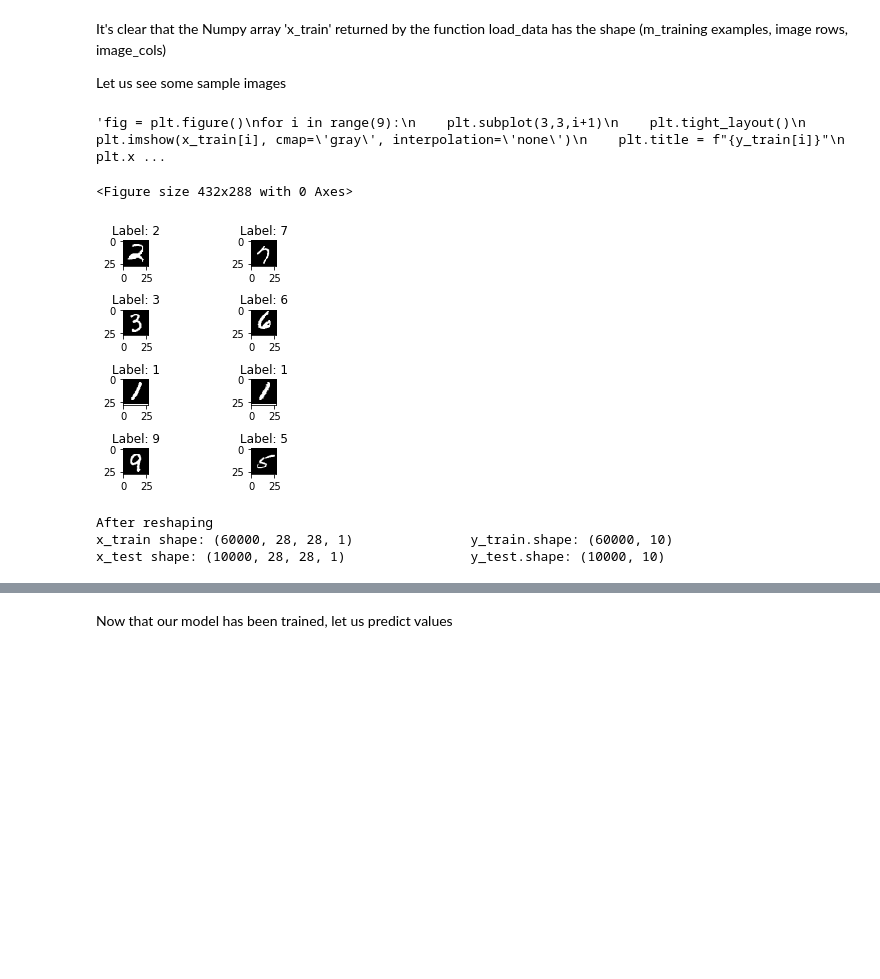
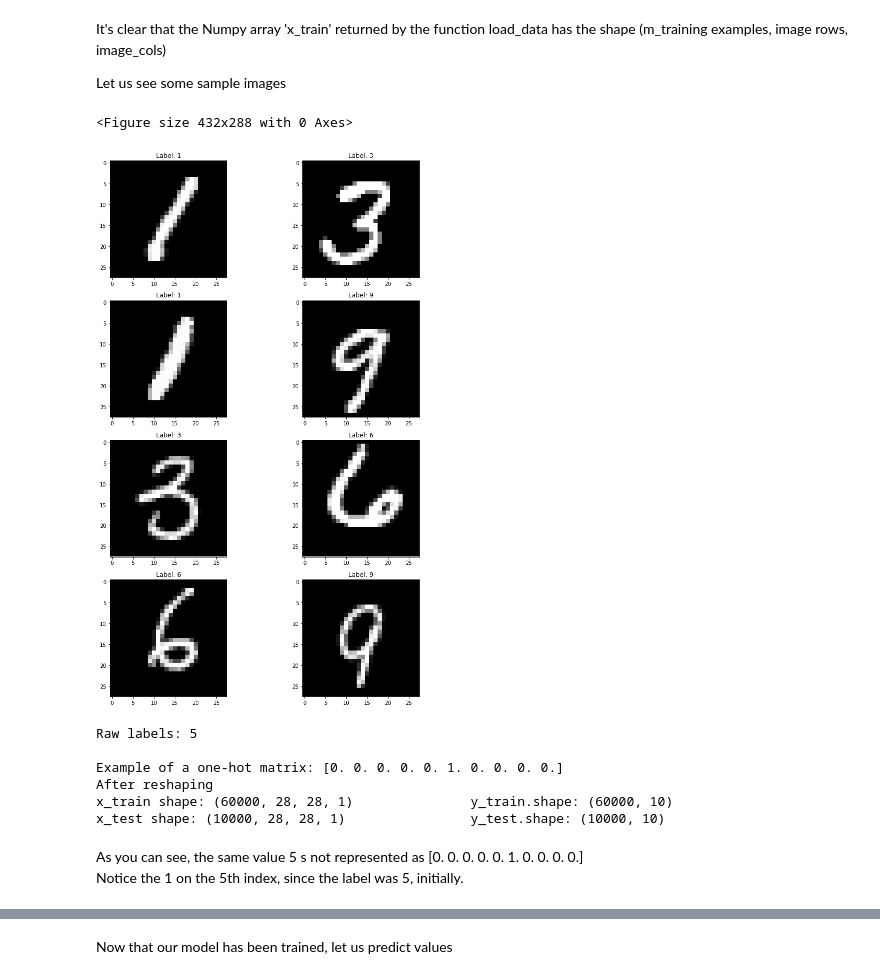
Before and after one commit to HarshitBSharma/Mnist_Handwritten, a Jupyter notebook: Hello World(Machine Learning).ipynb, the cells around one changed output, grey strips where cells are left out. Saved outputs shown, nothing was run; the diff lists cells and outputs as text; code cells hidden in the pictures; blank space fills up the shorter version.

Commit message:
Complete model with Visualization

```diff
--- a/Hello World(Machine Learning).ipynb
+++ b/Hello World(Machine Learning).ipynb
@@ -43,49 +43,53 @@ Let us see some sample images
 # %%
 #Making a pyplot figure
 plt.figure()
 
 #subplot(r,c) provide the no. of rows and columns
-f, axarr = plt.subplots(4,2)
+f, axarr = plt.subplots(4,2, figsize=(15,15))
 
 # use the created array to output your multiple images. In this case I have stacked 4 images vertically
 for i in range(4):
     for j in range(2):
         num = random.randint(0,500)
         axarr[i][j].imshow(x_train[num], cmap='gray', interpolation='none')
         axarr[i][j].set_title(f'Label: {y_train[num]}')
         plt.tight_layout()
-
-"""fig = plt.figure()
-for i in range(9):
-    plt.subplot(3,3,i+1)
-    plt.tight_layout()
-    plt.imshow(x_train[i], cmap='gray', interpolation='none')
-    plt.title = f"{y_train[i]}"
-    plt.xticks([])
-    plt.yticks([])"""
 # %% [output]
-'fig = plt.figure()\nfor i in range(9):\n    plt.subplot(3,3,i+1)\n    plt.tight_layout()\n    plt.imshow(x_train[i], cmap=\'gray\', interpolation=\'none\')\n    plt.title = f"{y_train[i]}"\n    plt.x ...
+<Figure size 432x288 with 0 Axes>
-<Figure size 432x288 with 0 Axes>
-[figure, old version]
+[figure, new version]
 # %%
+#Reshaping X so as to make it compatible with the way Keras accepts Images into the NN.
 x_train = x_train.reshape(x_train.shape[0], 28, 28, 1).astype('float32')
 x_test = x_test.reshape(x_test.shape[0], 28, 28, 1).astype('float32')
-#Data Preprocessing
+#Data Preprocessing to make the mean 0. It speeds up NN training time.
 x_train = x_train/255
 x_test= x_test/255
 
+#Since there are 10 digits, n_classes = 10
 n_classes = 10
+print(f"Raw labels: {y_train[0]}")
+
+'''Since y_train and y_test consist of only digits at this point, we will be converting it to one-hot matrix,
+to feed it to the NN
+'''
 y_train = np_utils.to_categorical(y_train, num_classes=n_classes)
 y_test = np_utils.to_categorical(y_test, num_classes=n_classes)
-num_classes = y_test.shape[1]
 
-print("After reshaping")
+print(f"Example of a one-hot matrix: {y_train[0]}")
+
+print("\nAfter reshaping")
 print(f"x_train shape: {x_train.shape}\t\ty_train.shape: {y_train.shape}")
 print(f"x_test shape: {x_test.shape}\t\ty_test.shape: {y_test.shape}")
 # %% [output]
+Raw labels: 5
+
+Example of a one-hot matrix: [0. 0. 0. 0. 0. 1. 0. 0. 0. 0.]
 After reshaping
 x_train shape: (60000, 28, 28, 1)               y_train.shape: (60000, 10)
 x_test shape: (10000, 28, 28, 1)                y_test.shape: (10000, 10)
+# %% [markdown]
+As you can see, the same value 5 s not represented as [0. 0. 0. 0. 0. 1. 0. 0. 0. 0.]  <br>
+Notice the 1 on the 5th index, since the label was 5, initially.
 # %%
 #Building the model
 model = Sequential()
```
Also changed, not shown: parts of 7 cells of this notebook.
